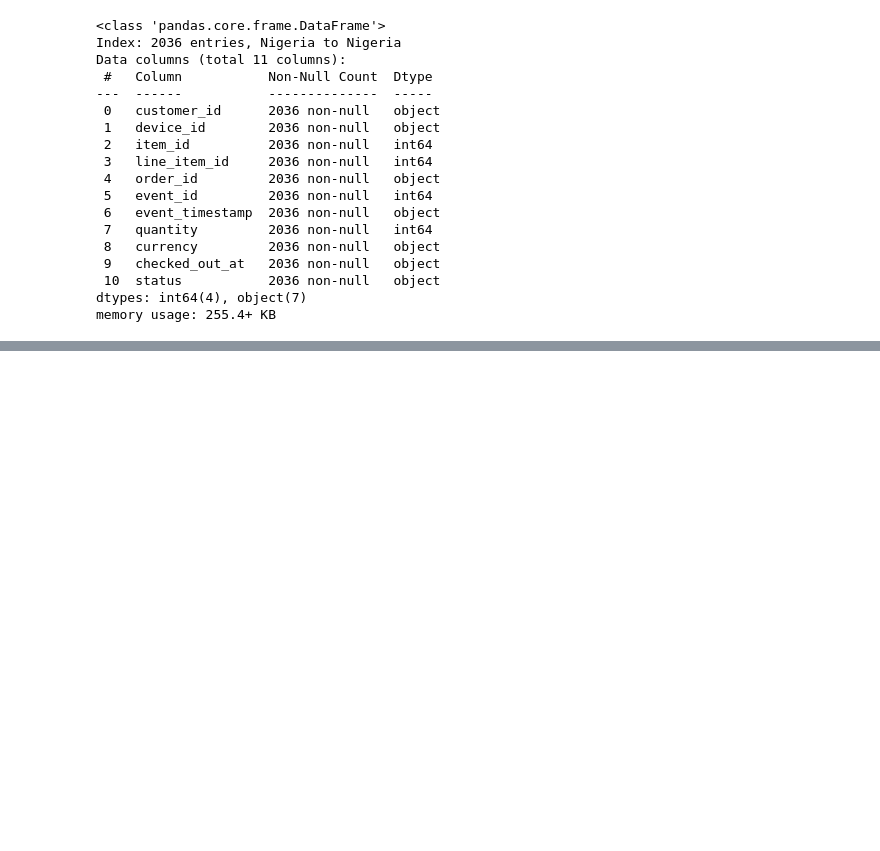
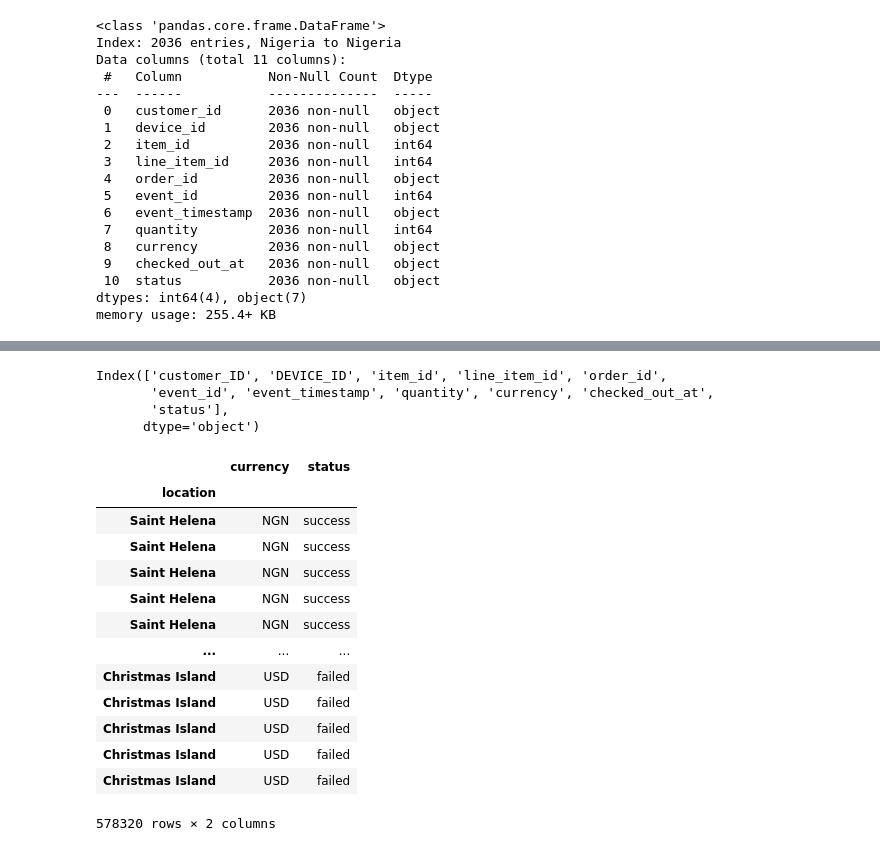
Before and after one commit to Oadenuga/Ai_engineering-Task, a Jupyter notebook: Adenuga_Task_15_DataW/task_15.ipynb, the cells around one changed output, grey strips where cells are left out. Drawn from its saved outputs; the diff is of its cells as text; code cells hidden in the pictures; blank space fills up the shorter version.

```diff
--- a/Adenuga_Task_15_DataW/task_15.ipynb
+++ b/Adenuga_Task_15_DataW/task_15.ipynb
@@ -919,0 +1096,26 @@ new_cuz.shape[0]
+# %%
+df2.columns
+# %% [output]
+Index(['customer_ID', 'DEVICE_ID', 'item_id', 'line_item_id', 'order_id',
+       'event_id', 'event_timestamp', 'quantity', 'currency', 'checked_out_at',
+       'status'],
+      dtype='object')
+# %%
+df2_copy= df2[["currency", "status"]]
+# %%
+df2_copy
+# %% [output]
+|  | currency | status |
+| location |  |  |
+| Saint Helena | NGN | success |
+| Saint Helena | NGN | success |
+| Saint Helena | NGN | success |
+| Saint Helena | NGN | success |
+| Saint Helena | NGN | success |
+| ... | ... | ... |
+| Christmas Island | USD | failed |
+| Christmas Island | USD | failed |
+| Christmas Island | USD | failed |
+| Christmas Island | USD | failed |
+| Christmas Island | USD | failed |
+578320 rows × 2 columns
```
Also changed, not shown: parts of 59 cells of this notebook, 1 other file.
